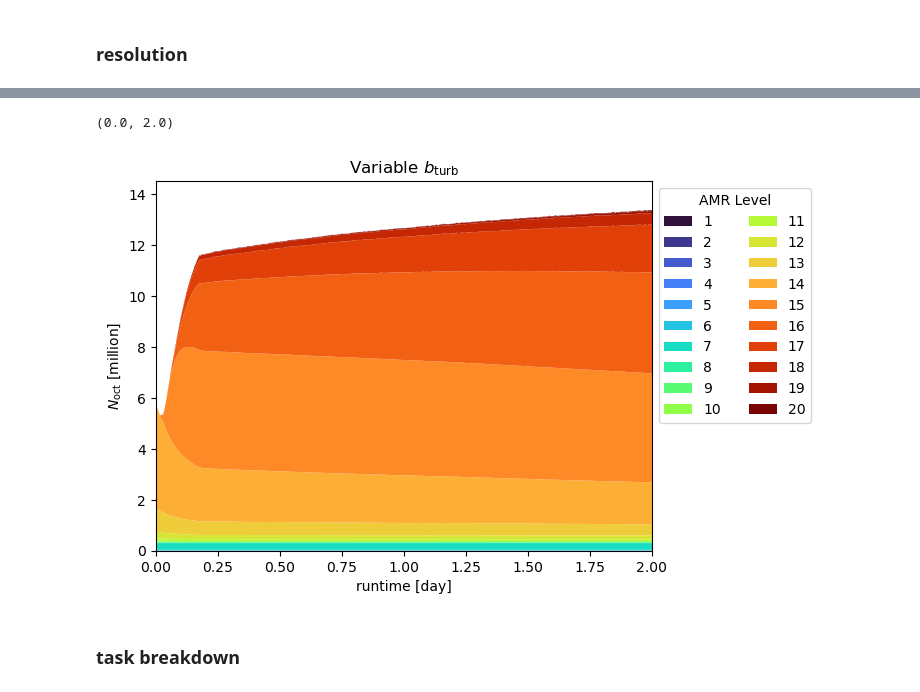
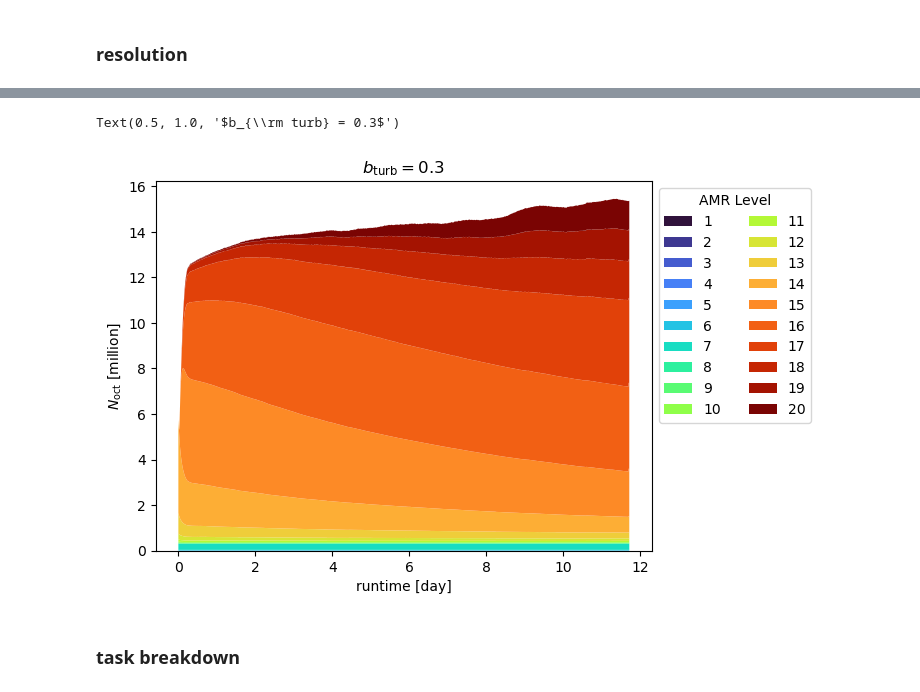
Before and after one commit to zandalman/RAMSES-analysis, a Jupyter notebook: meta-analysis.ipynb, the cells around one changed output, grey strips where cells are left out. Cells and saved outputs as stored; diff of their text form; code cells hidden in the pictures.

```diff
--- a/meta-analysis.ipynb
+++ b/meta-analysis.ipynb
@@ -77,26 +82,24 @@ Saved figure as 'numoct-r8-121820230915.png'
 # %%
-sim_round = 8
-sim_name = "bturbfunc"
+sim_round = 9
+sim_name = "bturb0p3"
 sim_latex = sim_name_to_latex[sim_name]
 
 move_to_sim_dir(sim_round, sim_name, do_print=False)
 time, a_exp, num_oct_level, num_oct_tot = read_logfile()
 
 amr_level_max_coarse = num_oct_level.shape[0]
 colors = mpl.cm.turbo(np.linspace(0, 1, amr_level_max_coarse))
 
 plt.stackplot(time[:len(num_oct_tot)] / const.day, *num_oct_level / 1e6, colors=colors, labels=range(1, amr_level_max_coarse+1))
 plt.legend(bbox_to_anchor=(1., 1.), loc="upper left", ncols=2, title='AMR Level')
 plt.xlabel('runtime [day]')
 plt.ylabel(r'$N_{\rm oct}$ [million]')
 plt.title(sim_latex)
 
-plt.xlim(0, 2)
-
 #save_fig("numoct-level-r5-dxmin")
 # %% [output]
-(0.0, 2.0)
+Text(0.5, 1.0, '$b_{\\rm turb} = 0.3$')
-[figure, old version]
+[figure, new version]
 # %% [markdown]
 ### task breakdown
 # %%
```
Also changed, not shown: parts of 3 cells of this notebook, 2 other files.
